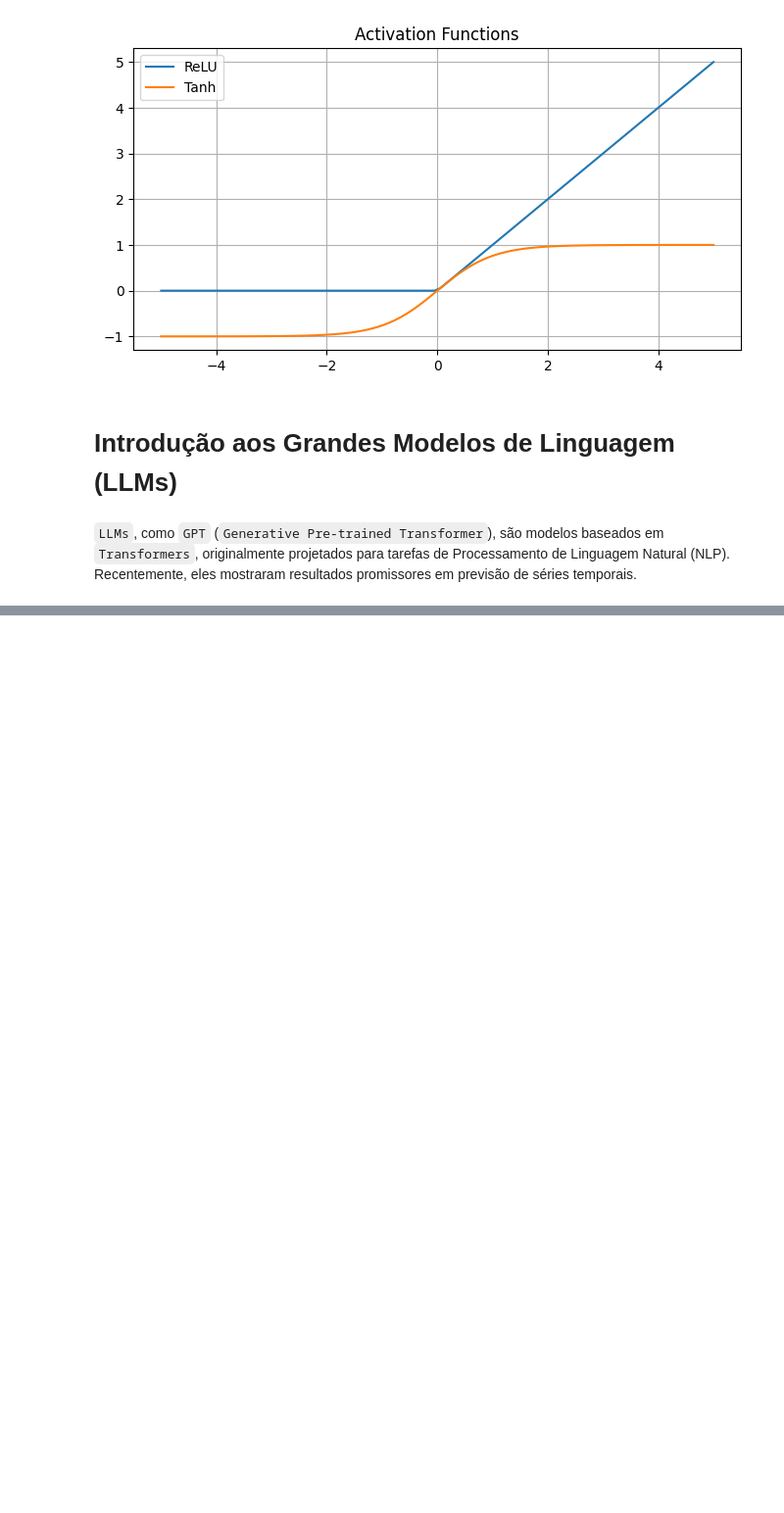
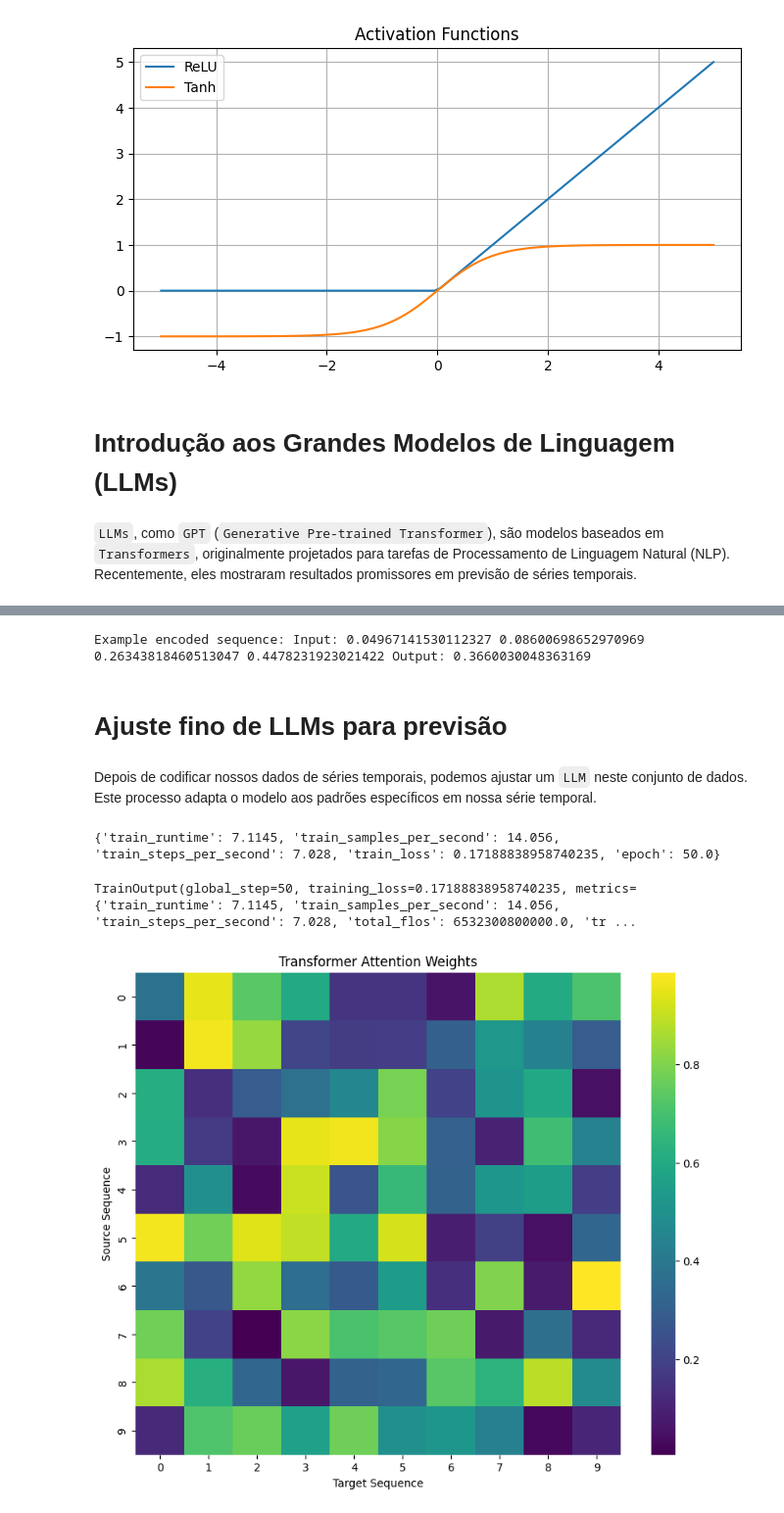
Before and after one commit to EddyGiusepe/Time_Series_ONE, a Jupyter notebook: Comparing_Classic_Time_Series_Models_vs_ LLMs.ipynb, the cells around one changed output, grey strips where cells are left out. Shown: that part at 98% size. Drawn from its saved outputs; the diff is of its cells as text; code cells hidden in the pictures; blank space fills up the shorter version.

Commit message:
Fine-Tunig de LLMs para previsão

```diff
--- a/Comparing_Classic_Time_Series_Models_vs_ LLMs.ipynb
+++ b/Comparing_Classic_Time_Series_Models_vs_ LLMs.ipynb
@@ -185,0 +171,79 @@ print(f"Tokenized time series: {tokenized}")
+# %%
+import numpy as np
+
+# Semente aleatória para reprodutibilidade:
+np.random.seed(42)
+
+# Function to encode time series as text:
+def encode_time_series(series, window_size=5):
+    encoded = []
+    for i in range(0, len(series) - window_size + 1):
+        window = series[i: i + window_size]
+        encoded.append(f"Input: {' '.join(map(str, window[:-1]))} Output: {window[-1]}")
+    return encoded
+
+# Example time series:
+series = np.sin(np.arange(0, 10, 0.1)) + np.random.normal(0, 0.1, 100)
+
+# Encode the series:
+encoded_series = encode_time_series(series)
+print(f"Example encoded sequence: {encoded_series[0]}")
+# %% [output]
+Example encoded sequence: Input: 0.04967141530112327 0.08600698652970969 0.26343818460513047 0.4478231923021422 Output: 0.3660030048363169
+# %% [markdown]
+# <font color="gree">Ajuste fino de LLMs para previsão</font>
+# %% [markdown]
+Depois de codificar nossos dados de séries temporais, podemos ajustar um `LLM` neste conjunto de dados. Este processo adapta o modelo aos padrões específicos em nossa série temporal.
+# %%
+from transformers import TextDataset, DataCollatorForLanguageModeling
+from transformers import Trainer, TrainingArguments
+
+# Assuming we have a file 'time_series.txt' with our encoded data:
+dataset = TextDataset(
+    tokenizer=tokenizer,
+    file_path="../Time_Series_ONE/time_series.txt",
+    block_size=128
+)
+
+data_collator = DataCollatorForLanguageModeling(
+    tokenizer=tokenizer, mlm=False
+)
+
+training_args = TrainingArguments(
+    output_dir="./results",
+    overwrite_output_dir=True,
+    num_train_epochs=50,
+    per_device_train_batch_size=4,
+    save_steps=10_000,
+    save_total_limit=2,
+)
+
+trainer = Trainer(
+    model=model,
+    args=training_args,
+    data_collator=data_collator,
+    train_dataset=dataset,
+)
+
+# Fine-tune the model
+trainer.train()
+# %% [output]
+{'train_runtime': 7.1145, 'train_samples_per_second': 14.056, 'train_steps_per_second': 7.028, 'train_loss': 0.17188838958740235, 'epoch': 50.0}
+TrainOutput(global_step=50, training_loss=0.17188838958740235, metrics={'train_runtime': 7.1145, 'train_samples_per_second': 14.056, 'train_steps_per_second': 7.028, 'total_flos': 6532300800000.0, 'tr ...
+# %%
+# Visualizing attention in transformers
+import seaborn as sns
+
+def visualize_attention(attention_weights):
+    plt.figure(figsize=(10, 8))
+    sns.heatmap(attention_weights, cmap='viridis')
+    plt.title("Transformer Attention Weights")
+    plt.xlabel("Target Sequence")
+    plt.ylabel("Source Sequence")
+    plt.show()
+
+# Example attention weights
+attention_weights = np.random.rand(10, 10)
+visualize_attention(attention_weights)
+# %% [output]
+[figure, added]
```
Also changed, not shown: parts of 7 cells of this notebook.
